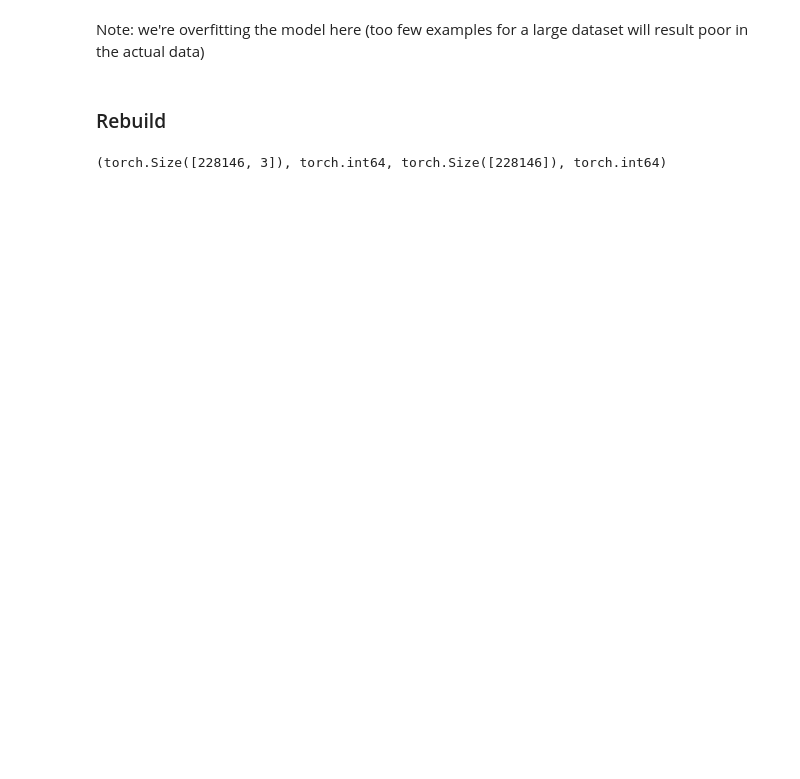
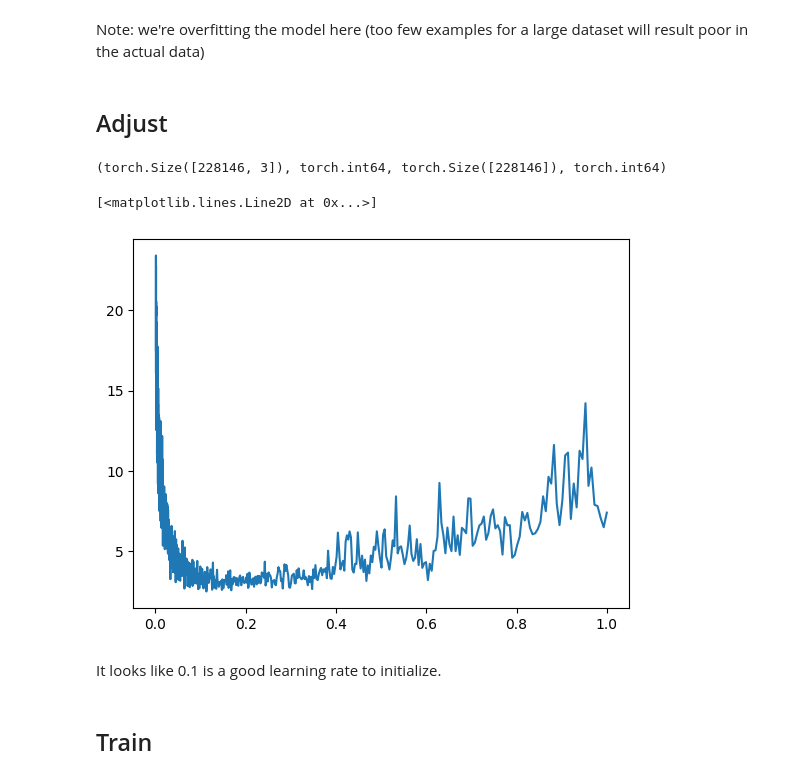
Before and after one commit to burakemretetik/makemore, a Jupyter notebook: makemore_mlp.ipynb, the cells around one changed output. Saved outputs shown, nothing was run; the diff lists cells and outputs as text; code cells hidden in the pictures; blank space fills up the shorter version.

Commit message:
Train test split

```diff
--- a/makemore_mlp.ipynb
+++ b/makemore_mlp.ipynb
@@ -110,7 +116,7 @@ for _ in range(10):
 # %% [markdown]
 Note: we're overfitting the model here (too few examples for a large dataset will result poor in the actual data)
 # %% [markdown]
-### Rebuild
+## Adjust
 # %%
 # Rebuild the dataset (with full data)
 
@@ -127,10 +133,10 @@ for w in words:
 
 X = torch.tensor(X)
 Y = torch.tensor(Y)
+
+X.shape, X.dtype, Y.shape, Y.dtype # Dataset
+# %% [output]
+(torch.Size([228146, 3]), torch.int64, torch.Size([228146]), torch.int64)
-# %%
-X.shape, X.dtype, Y.shape, Y.dtype # Dataset
-# %% [output]
-(torch.Size([228146, 3]), torch.int64, torch.Size([228146]), torch.int64)
 # %%
 # Setup parameters
 g = torch.Generator().manual_seed(2147483647)
@@ -145,0 +152,40 @@ for p in parameters:
+# %%
+# Deciding leanring rate
+lre = torch.linspace(-3, 0, 1000)
+lrs = 10**lre
+
+lri = []
+lossi = []
+
+for i in range(1000):
+  # Minibatch
+  ix = torch.randint(0, X.shape[0], (32,))
+
+  # Forward pass
+  emb = C[X[ix]] #(32, 3, 2)
+  h = torch.tanh(emb.view(-1, 6) @ W1 + b1) # (32, 100)
+  logits = h @ W2 + b2 # h=(32,100) . W=(100,27)
+  loss = F.cross_entropy(logits, Y[ix])
+
+  # Backward pass
+  for p in parameters:
+      p.grad = None
+  loss.backward()
+
+  # Update
+  lr = lrs[i]
+  for p in parameters:
+      p.data += -lr * p.grad
+
+  # Track the stats
+  lri.append(lr)
+  lossi.append(loss.item())
+
+plt.plot(lri, lossi)
+# %% [output]
+[<matplotlib.lines.Line2D at 0x...>]
+[figure, added]
+# %% [markdown]
+It looks like 0.1 is a good learning rate to initialize.
+# %% [markdown]
+## Train
```
Also changed, not shown: parts of 11 cells of this notebook.
